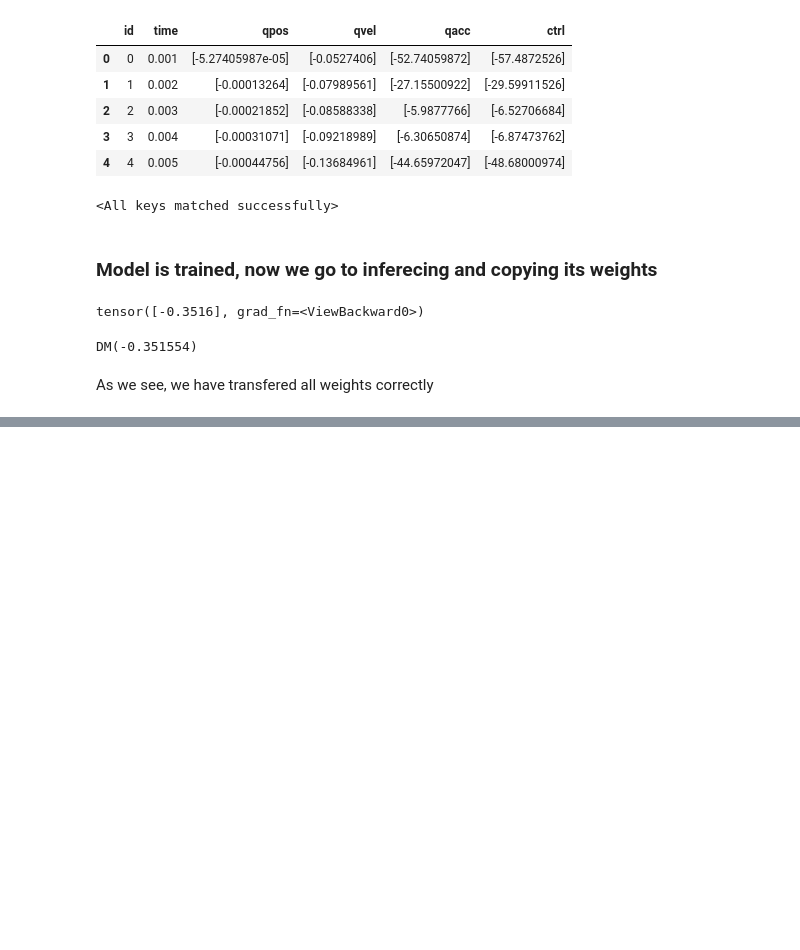
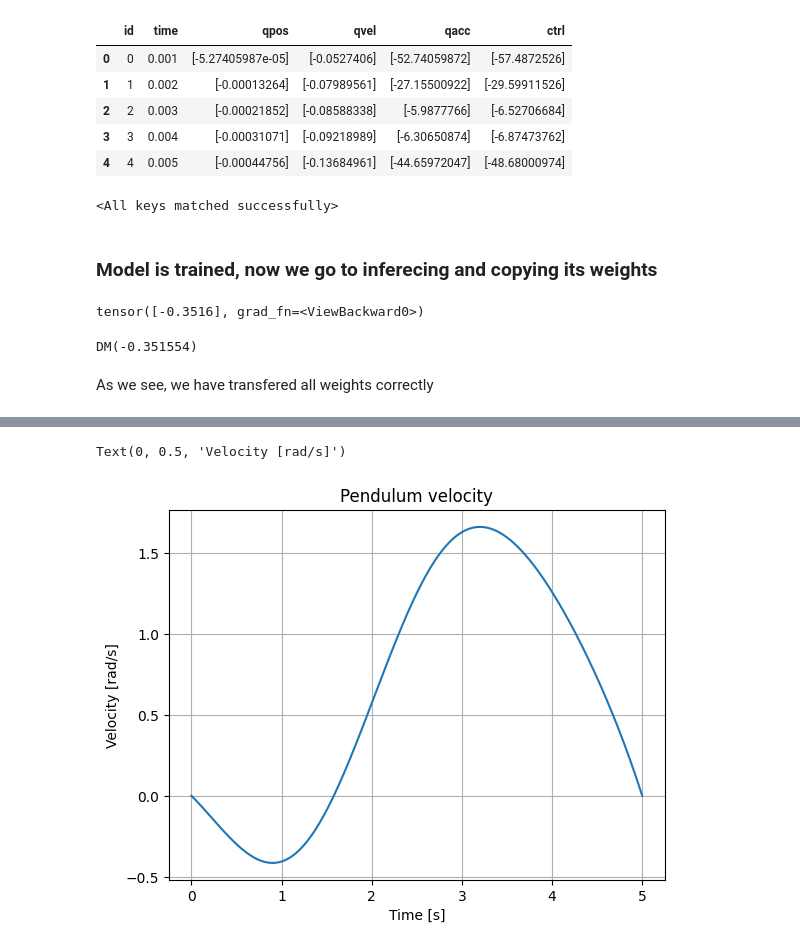
Before and after one commit to lvjonok/f23-pmldl-project, a Jupyter notebook: notebooks/final/pendulum.ipynb, the cells around one changed output, grey strips where cells are left out. Drawn from its saved outputs; the diff is of its cells as text; code cells hidden in the pictures; blank space fills up the shorter version.

```diff
--- a/notebooks/final/pendulum.ipynb
+++ b/notebooks/final/pendulum.ipynb
@@ -88,0 +199,13 @@ As we see, we have transfered all weights correctly
+# %%
+from matplotlib import pyplot as plt
+
+timeseries = cs.linspace(0, T, N)
+
+plt.title("Pendulum velocity")
+plt.grid()
+plt.plot(timeseries, dq)
+plt.xlabel("Time [s]")
+plt.ylabel("Velocity [rad/s]")
+# %% [output]
+Text(0, 0.5, 'Velocity [rad/s]')
+[figure, added]
```
Also changed, not shown: parts of 20 cells of this notebook, 1 other file.
